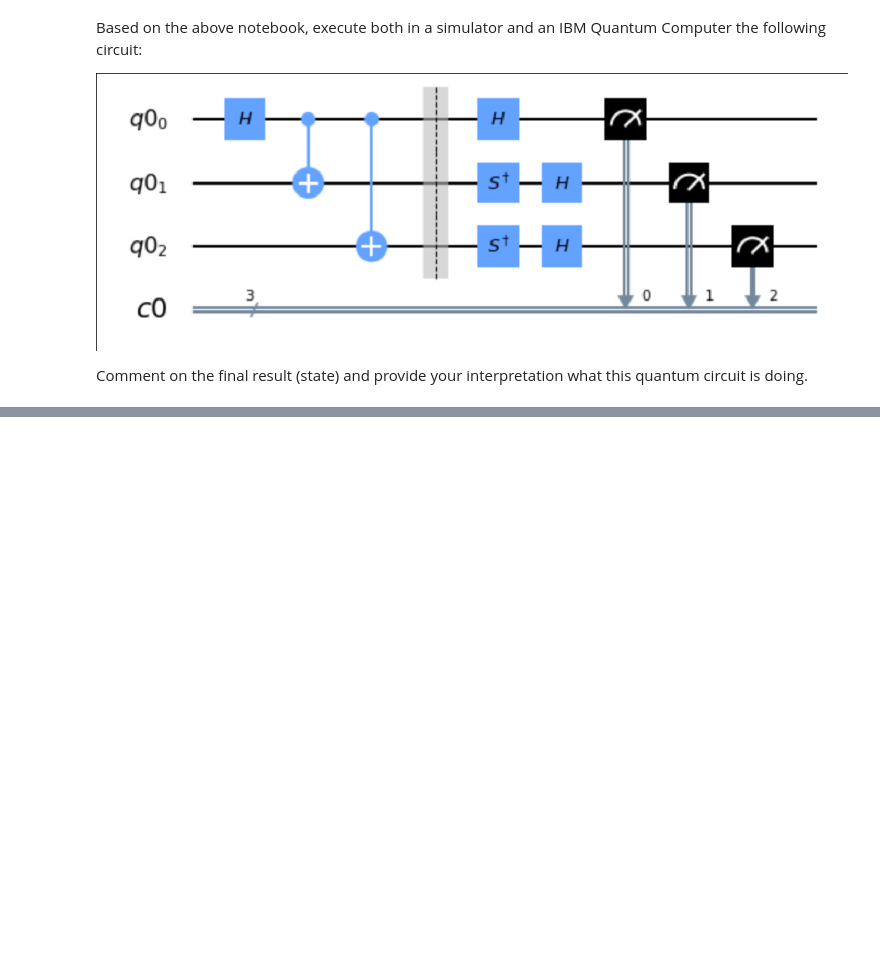
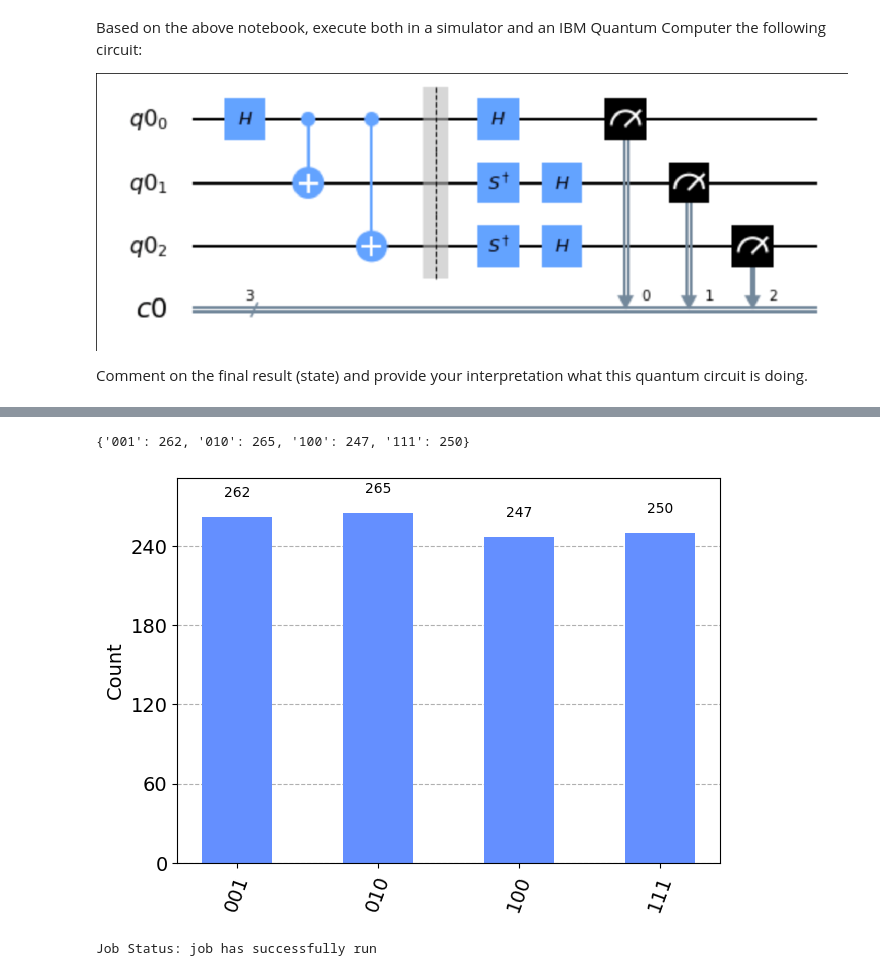
Before and after one commit to Marcondiro/QUANTIS-lab, a Jupyter notebook: QUANTIS Notebook 2 Circuit in IBM Quantum Computer.ipynb, the cells around one changed output, grey strips where cells are left out. Cells and saved outputs as stored; diff of their text form; code cells hidden in the pictures; blank space fills up the shorter version.

```diff
--- a/QUANTIS Notebook 2 Circuit in IBM Quantum Computer.ipynb
+++ b/QUANTIS Notebook 2 Circuit in IBM Quantum Computer.ipynb
@@ -81,7 +97,7 @@ For more details, you can read here: https://github.com/Qiskit/qiskit-ibmq-provi
 # %%
 # Connecting to the real quantum computers
 from apikey import APIKEY
-provider = IBMQ.enable_account(APIKEY)
+# provider = IBMQ.enable_account(APIKEY)
 provider.backends() # We retrieve the backends to check their status
 
 for b in provider.backends():
@@ -125,0 +178,24 @@ Comment on the final result (state) and provide your interpretation what this qu
+# %%
+# Executing on the IBM Q Experience simulator
+
+backend_sim = provider.get_backend('ibmq_qasm_simulator') # We choose the backend
+
+job_sim = execute(circ, backend_sim, shots=1024) # We execute the circuit, selecting the number of repetitions or 'shots'
+
+result_sim = job_sim.result() # We collect the results
+
+counts = result_sim.get_counts(circ) # We obtain the frequency of each result and we show them
+print(counts)
+plot_histogram(counts)
+# %% [output]
+{'001': 262, '010': 265, '100': 247, '111': 250}
+[figure, added]
+# %%
+# Executing on the quantum computer
+
+backend = provider.get_backend('ibmq_quito')
+
+job_exp = execute(circ, backend=backend)
+job_monitor(job_exp)
+# %% [output]
+Job Status: job has successfully run
```
Also changed, not shown: parts of 10 cells of this notebook, 1 other file.
